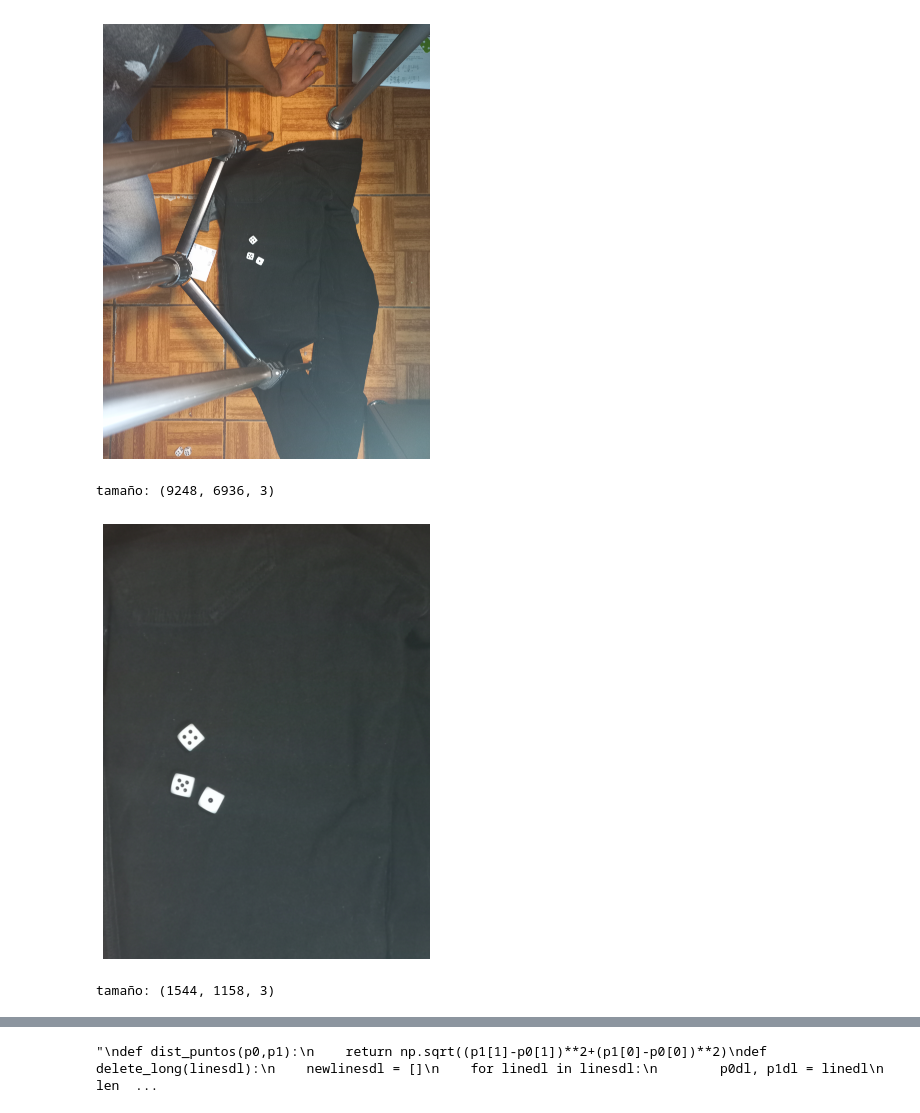
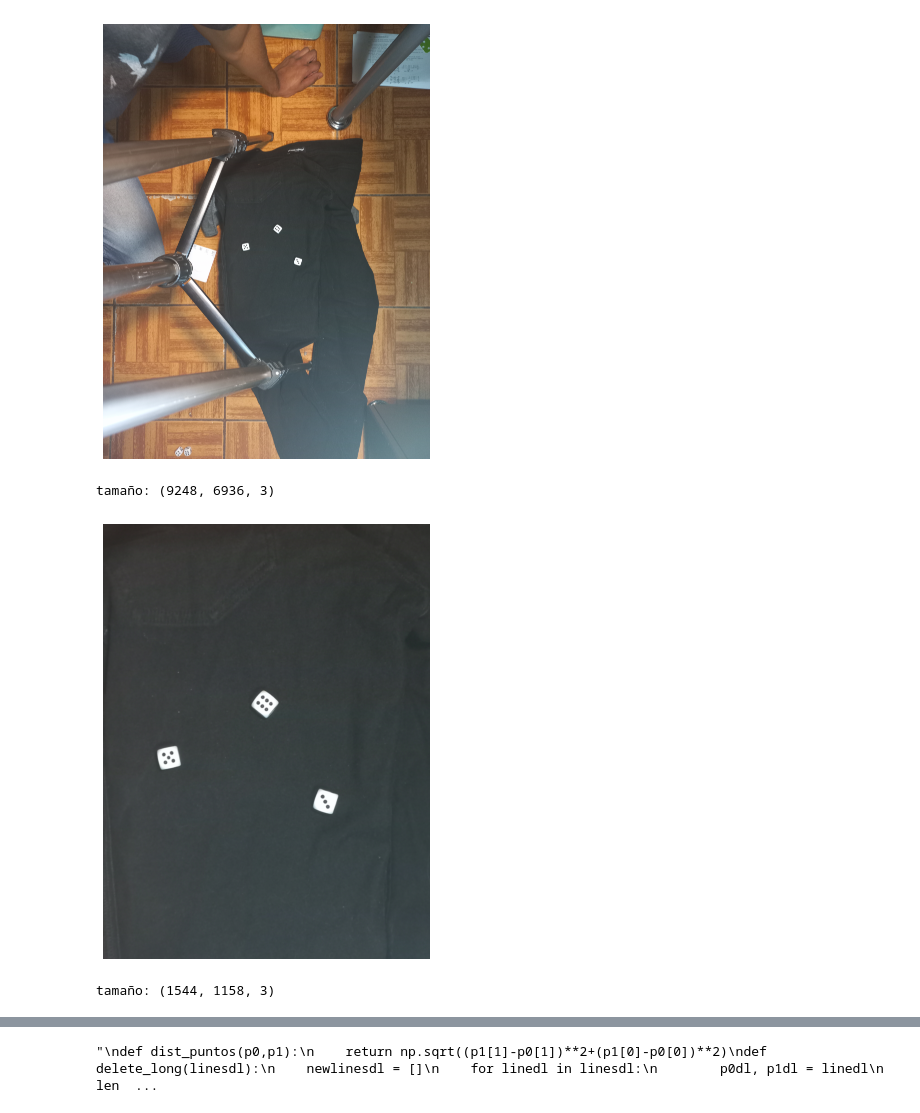
Before and after one commit to ChristopherMoralesA/Tarea-3-Vision, a Jupyter notebook: Tarea_3.ipynb, the cells around one changed output, grey strips where cells are left out. Drawn from its saved outputs; the diff is of its cells as text; code cells hidden in the pictures.

```diff
--- a/Tarea_3.ipynb
+++ b/Tarea_3.ipynb
@@ -18,17 +18,18 @@ from matplotlib import cm
 path = os.getcwd()
 # %%
 #Imagen original
-file_path = os.path.join(path , 'IMG_09.jpg')
+#file_path = os.path.join(path , 'IMG_09.jpg')
+file_path = os.path.join(path , 'IMG_20.jpg')
 img_org = io.imread(file_path)
 shape = img_org.shape
 
 plt.figure(figsize = (6,8))
 plt.imshow(img_org)
 plt.axis('off')
 plt.show()
 print('tamaño: ' + str(img_org.shape))
 # %% [output]
-[figure, old version]
+[figure, new version]
 tamaño: (9248, 6936, 3)
 # %%
 #PARAMETROS
@@ -58,7 +60,7 @@ plt.axis('off')
 plt.show()
 print('tamaño: ' + str(img_edit.shape))
 # %% [output]
-[figure, old version]
+[figure, new version]
 tamaño: (1544, 1158, 3)
 # %%
 #Quantificacion 2 colores
```
Also changed, not shown: parts of 14 cells of this notebook.
